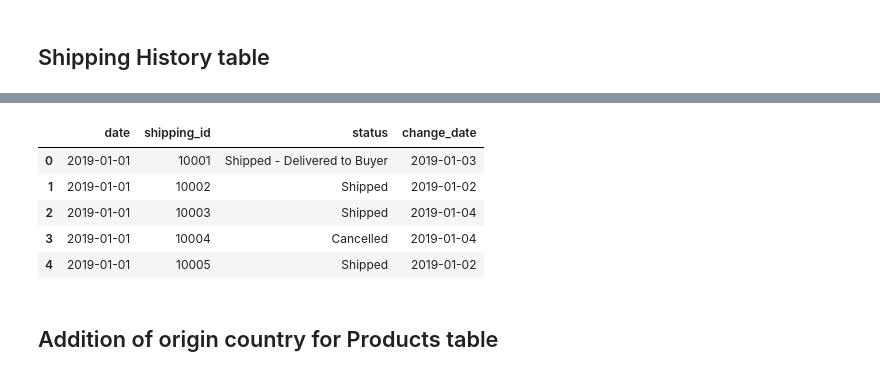
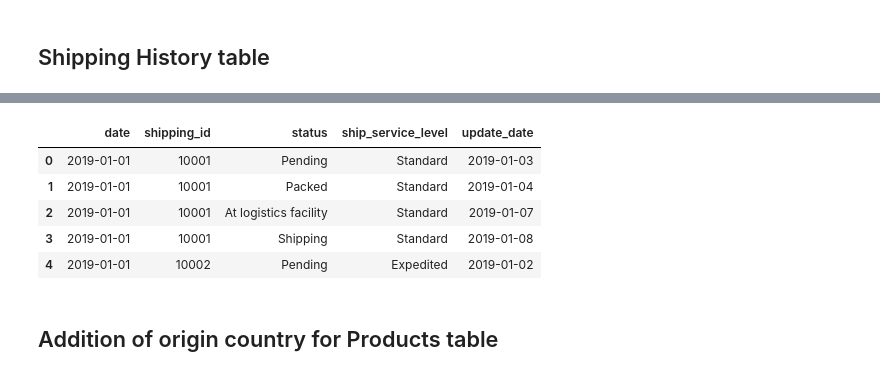
Before and after one commit to sweeenlim/Passion8, a Jupyter notebook: data/cleaning/amazon_sales_cleaning_edit.ipynb, the cells around one changed output, grey strips where cells are left out. Drawn from its saved outputs; the diff is of its cells as text; code cells hidden in the pictures.

```diff
--- a/data/cleaning/amazon_sales_cleaning_edit.ipynb
+++ b/data/cleaning/amazon_sales_cleaning_edit.ipynb
@@ -272,6 +206,8 @@ Now we wish to synthesise data for the estimated_delivery_date column. We gather
 online_sales_df['date'] = pd.to_datetime(online_sales_df['date'])
 
 def generate_estimated_delivery_date(row):
+    if row['status'] == "Cancelled":
+        return
     if row['fulfilment'] == 'Amazon':
         if row['ship_service_level'] == 'Expedited':
             return row['date'] + timedelta(days=np.random.randint(2, 5))  # 2 to 4 days
@@ -282,6 +218,8 @@ def generate_estimated_delivery_date(row):
         return row['date'] + timedelta(days=np.random.randint(5, 9))
 
 
+
+
 online_sales_df['estimated_delivery_date'] = online_sales_df.apply(generate_estimated_delivery_date, axis=1)
 
 online_sales_df.head()
@@ -305,9 +243,7 @@ shipping_history_df = online_sales_df.drop(columns =
                                             'transaction_id',
                                             'product_id',
                                             'fulfilment',
-                                            'ship_service_level',
-                                            'courier_status',
-                                            'b2b'])
+                                            ])
 
 shipping_history_df.head()
 # %% [output]
@@ -320,8 +256,9 @@ shipping_history_df.head()
 # %%
-# Create change_date which is when status was updated
-shipping_history_df["change_date"] = np.nan
+# Create update_date which is when status was updated
 
-shipping_history_df["change_date"] = pd.to_datetime(shipping_history_df["change_date"])
+shipping_history_df["update_date"] = np.nan
+
+shipping_history_df["update_date"] = pd.to_datetime(shipping_history_df["update_date"])
 
 shipping_history_df.head()
 # %% [output]
@@ -389,0 +391,6 @@ shipping_history_df.head()
+# %%
+# Check resulting df
+expanded_df['update_date'] = pd.to_datetime(expanded_df['update_date'], errors='coerce')
+expanded_df['update_date'] = expanded_df['update_date'].dt.date
+
+expanded_df.head()
@@ -390,17 +404,17 @@ shipping_history_df.head()
 # %%
 # Remove unnecessary columns with repeated information from other df
 
-shipping_history_df.drop(columns = ['fulfilled_by',
-                                    'estimated_delivery_date'], inplace = True)
+expanded_df.drop(columns = ['fulfilled_by',
+                            'estimated_delivery_date'], inplace = True)
 
-shipping_history_df.head()
+expanded_df.head()
 # %% [output]
-|  | date | shipping_id | status | change_date |
-| 0 | 2019-01-01 | 10001 | Shipped - Delivered to Buyer | 2019-01-03 |
-| 1 | 2019-01-01 | 10002 | Shipped | 2019-01-02 |
-| 2 | 2019-01-01 | 10003 | Shipped | 2019-01-04 |
-| 3 | 2019-01-01 | 10004 | Cancelled | 2019-01-04 |
-| 4 | 2019-01-01 | 10005 | Shipped | 2019-01-02 |
+|  | date | shipping_id | status | ship_service_level | update_date |
+| 0 | 2019-01-01 | 10001 | Pending | Standard | 2019-01-03 |
+| 1 | 2019-01-01 | 10001 | Packed | Standard | 2019-01-04 |
+| 2 | 2019-01-01 | 10001 | At logistics facility | Standard | 2019-01-07 |
+| 3 | 2019-01-01 | 10001 | Shipping | Standard | 2019-01-08 |
+| 4 | 2019-01-01 | 10002 | Pending | Expedited | 2019-01-02 |
 # %%
 # Save the resulting df
 
```
Also changed, not shown: parts of 26 cells of this notebook, 3 other files.
